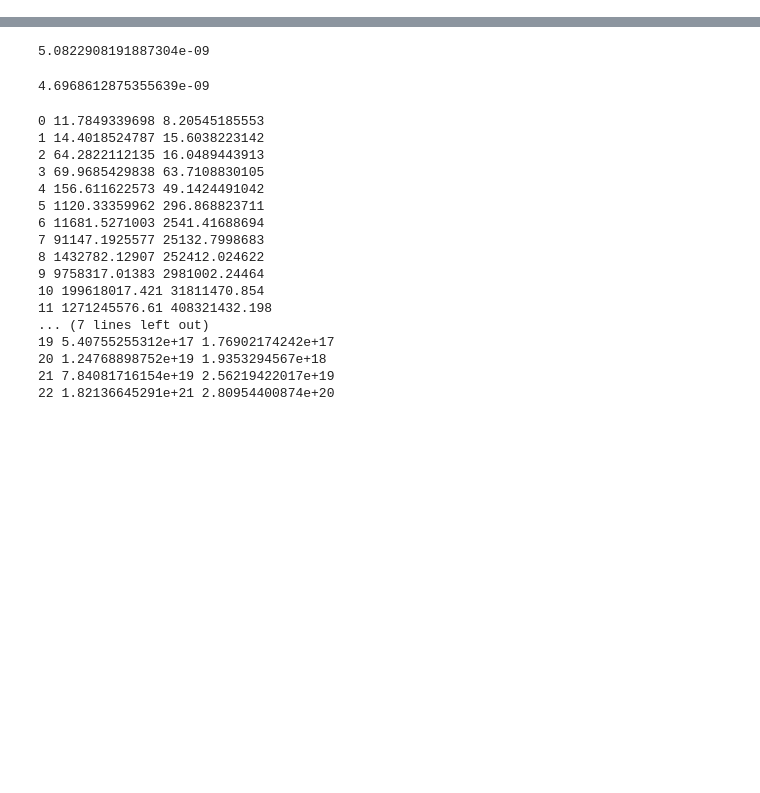
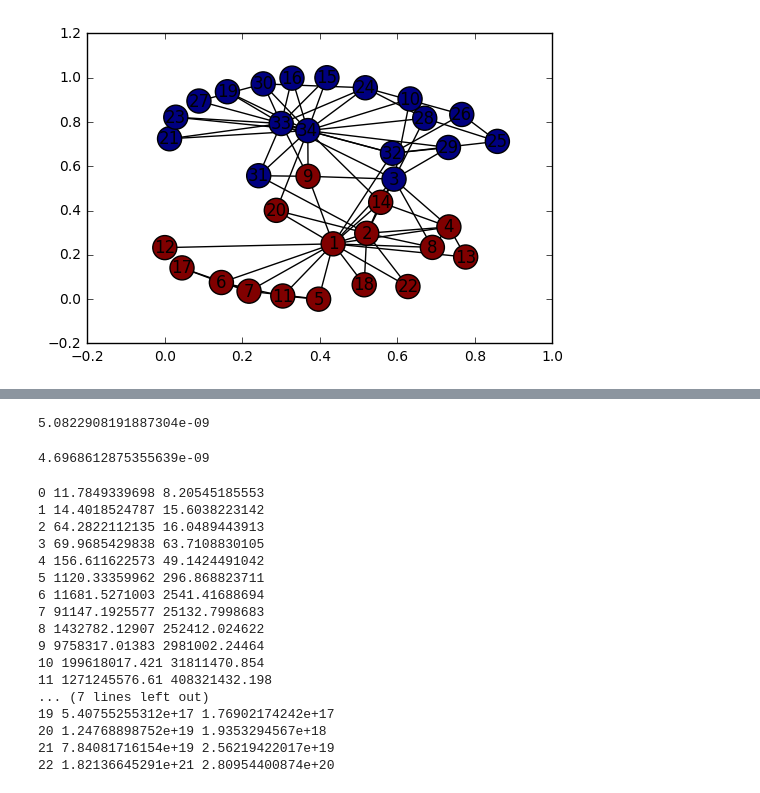
Before and after one commit to AC130USpectre/NLA2016project, a Jupyter notebook: opt.ipynb, the cells around one changed output, grey strips where cells are left out. Drawn from its saved outputs; the diff is of its cells as text; code cells hidden in the pictures; blank space fills up the shorter version.

```diff
--- a/opt.ipynb
+++ b/opt.ipynb
@@ -92,0 +96,12 @@ KeyboardInterrupt:
+# %%
+x_prev = d.copy()
+x_next = x_prev.copy()
+
+for k in range(100):
+    dx = der(x_prev)
+    #x_next = LineSearch(x_prev, -dx)
+    x_next = x_prev - dx * obj(x_prev) / np.linalg.norm(dx) ** 2
+    if obj(x_next) < 1e-8:
+        break
+    print(k, np.linalg.norm(x_next - x_prev), obj(x_next))
+    x_prev = x_next.copy()
@@ -92,0 +126,8 @@ KeyboardInterrupt:
+# %%
+ans = x_prev.copy()
+ans[x_prev > 0] = 1
+ans[x_prev < 0] = -1
+
+nx.draw_networkx(gr, node_color=ans)
+# %% [output]
+[figure, added]
```
Also changed, not shown: parts of 26 cells of this notebook, 1 other file.
